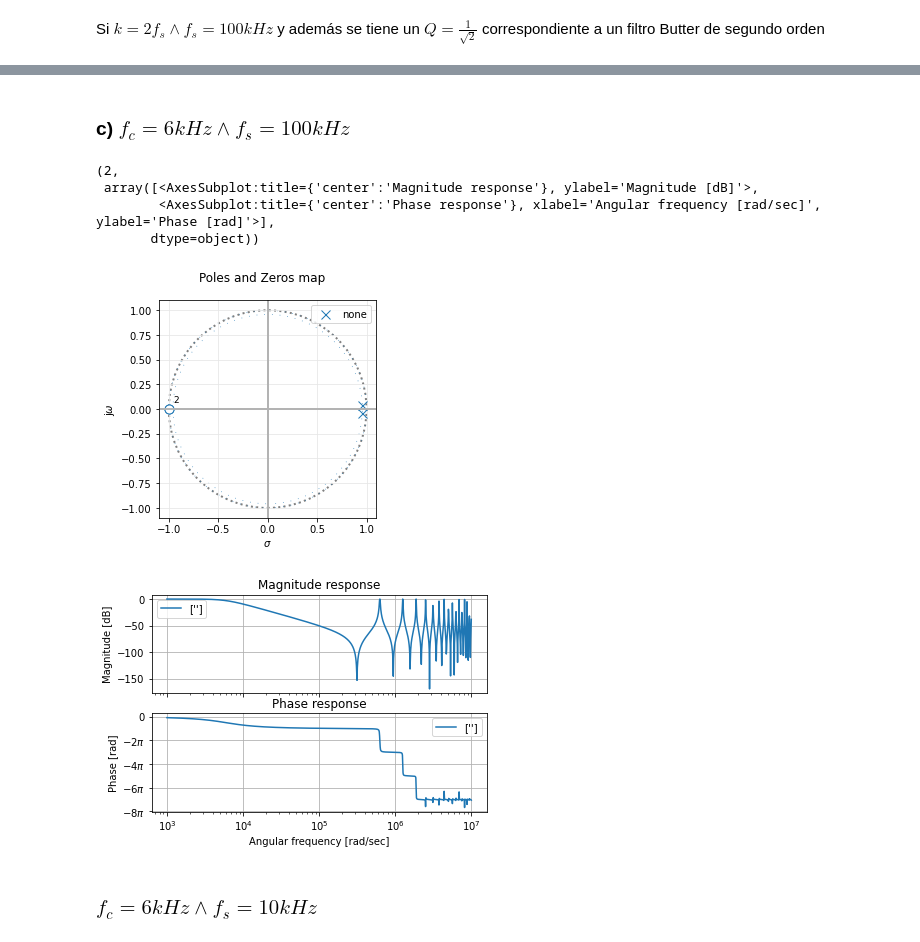
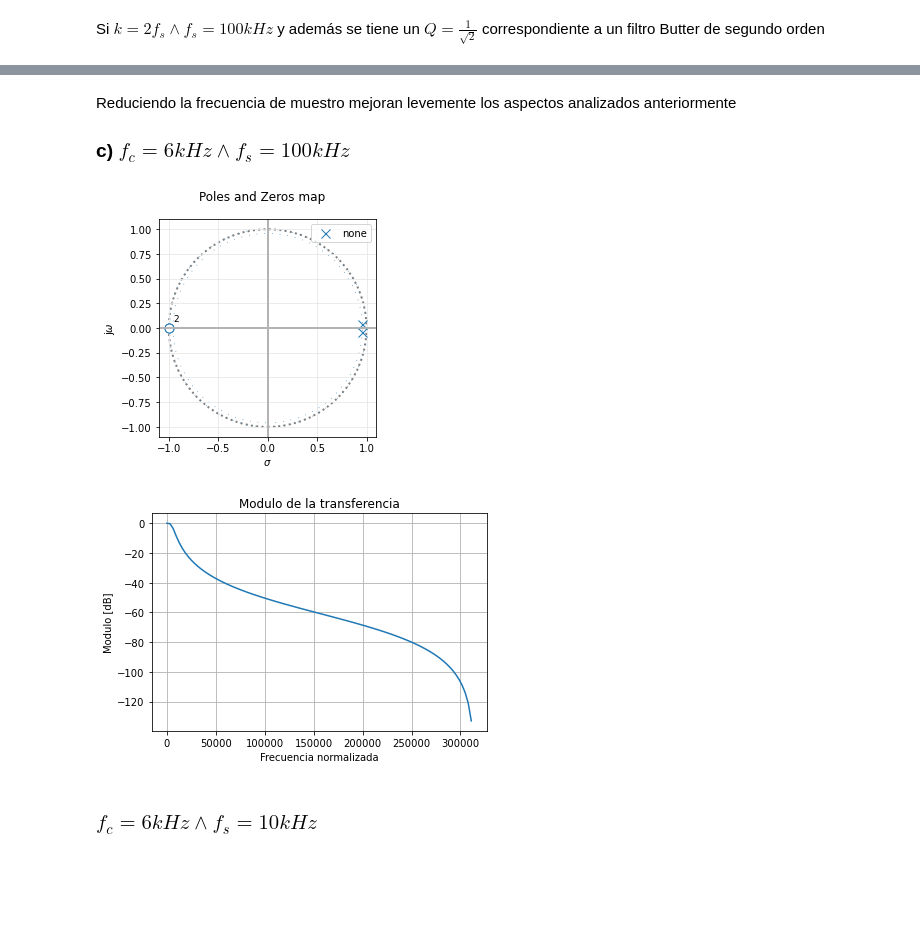
Before and after one commit to FrancoCaprarulo/CapraruloFrancoTCIIGit, a Jupyter notebook: TrabajoSemanal8_CapraruloFranco.ipynb, the cells around one changed output, grey strips where cells are left out. Drawn from its saved outputs; the diff is of its cells as text; code cells hidden in the pictures; blank space fills up the shorter version.

```diff
--- a/TrabajoSemanal8_CapraruloFranco.ipynb
+++ b/TrabajoSemanal8_CapraruloFranco.ipynb
@@ -103,29 +120,38 @@ bodePlot(my_df, fig_id=2)
 # %% [markdown]
+Reduciendo la frecuencia de muestro mejoran levemente los aspectos analizados anteriormente
+
 ### c) $ f_c = 6kHz \wedge f_s = 100kHz $
 # %%
 fc = 6000
 fs = 100000
 k = 2*fs
 
 kz2 = Q * k**2  + Q*fc**2 + k*fc
 kz1 = -2 * Q * k**2 + 2 * Q * fc**2
 kz0 = Q * k**2  + Q * fc**2 - k*fc
 
 numz =  Q * fc**2 * np.array([1, 2, 1])
 denz =  np.array([kz2, kz1, kz0])
 
-my_df = sig.TransferFunction(numz, denz, dt=1/fs)
+digital_filter = sig.TransferFunction( numz, denz, dt=1/fs)
 
-pzmap(my_df, annotations = False,  fig_id=1)
+ww, module, phase = digital_filter.bode()
 
-bodePlot(my_df, fig_id=2)
+sig.dbode
+
+pzmap(digital_filter, annotations = False,  fig_id=1)
+
+plt.figure()
+
+plt.plot(ww, module)
+
+plt.title('Modulo de la transferencia')
+plt.xlabel('Frecuencia normalizada')
+plt.ylabel('Modulo [dB]')
+plt.grid(which='both', axis='both')
 # %% [output]
-(2,
- array([<AxesSubplot:title={'center':'Magnitude response'}, ylabel='Magnitude [dB]'>,
-        <AxesSubplot:title={'center':'Phase response'}, xlabel='Angular frequency [rad/sec]', ylabel='Phase [rad]'>],
-       dtype=object))
 [figure]
-[figure, old version]
+[figure, new version]
 # %% [markdown]
 ### $ f_c = 6kHz \wedge f_s = 10kHz $
 # %%
```
Also changed, not shown: parts of 11 cells of this notebook.
